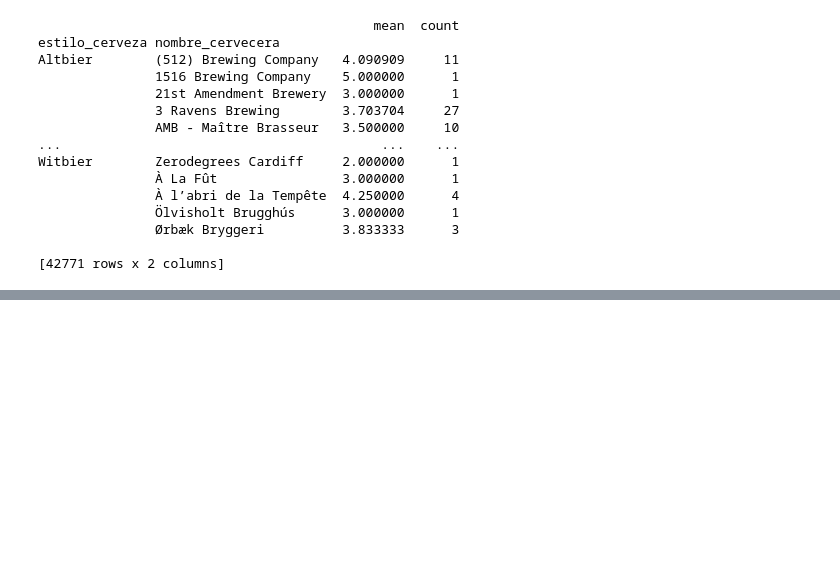
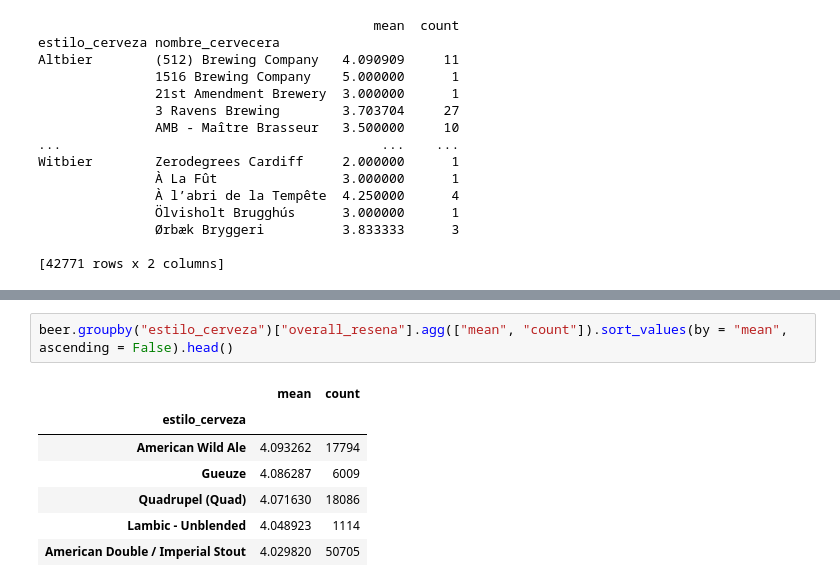
Before and after one commit to cgrandet/CIDE_DS, a Jupyter notebook: Clases/cideds_3b_pandas.ipynb, the cells around one changed output, grey strips where cells are left out. Drawn from its saved outputs; the diff is of its cells as text; blank space fills up the shorter version.

```diff
--- a/Clases/cideds_3b_pandas.ipynb
+++ b/Clases/cideds_3b_pandas.ipynb
@@ -1273,0 +1353,10 @@ Ejercicios
+# %%
+beer.groupby("estilo_cerveza")["overall_resena"].agg(["mean", "count"]).sort_values(by = "mean", ascending = False).head()
+# %% [output]
+|  | mean | count |
+| estilo_cerveza |  |  |
+| American Wild Ale | 4.093262 | 17794 |
+| Gueuze | 4.086287 | 6009 |
+| Quadrupel (Quad) | 4.071630 | 18086 |
+| Lambic - Unblended | 4.048923 | 1114 |
+| American Double / Imperial Stout | 4.029820 | 50705 |
```
Also changed, not shown: parts of 32 cells of this notebook, 1 other file.
